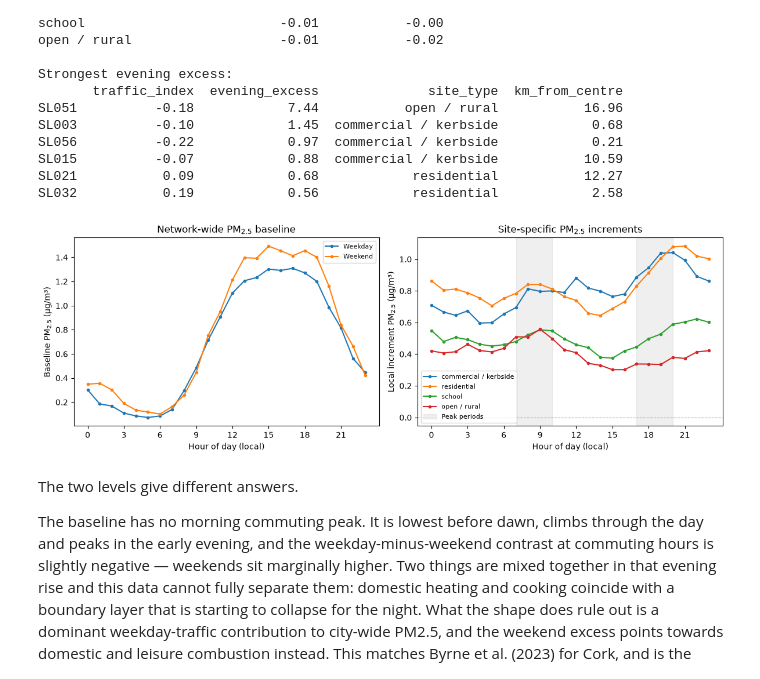
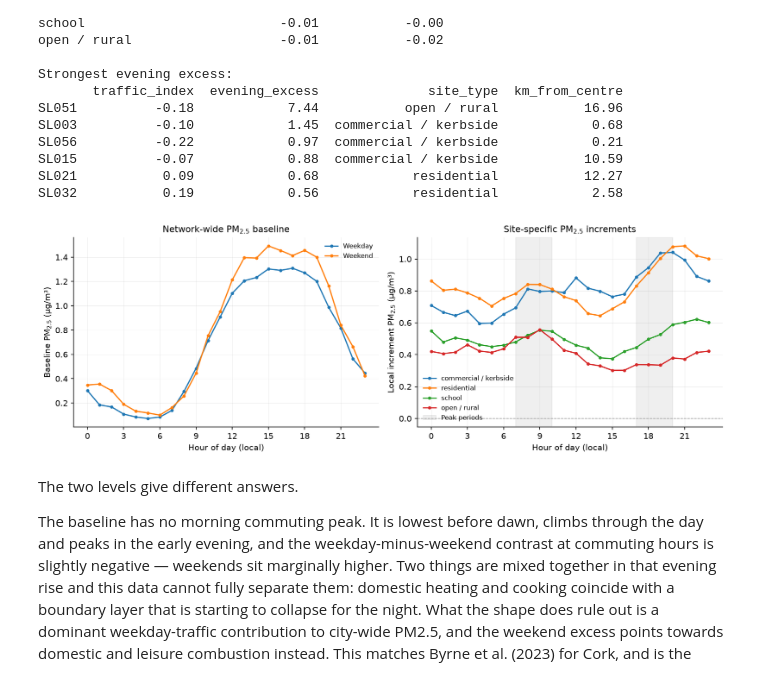
Before and after one commit to alisharifzade10/Dissertation-Project-Sensing-Leeds-Air-Quality-Predictive-Monitoring-and-Instrument-Performance, a Jupyter notebook: notebooks/07_baseline.ipynb, the cells around one changed output. Saved outputs shown, nothing was run; the diff lists cells and outputs as text; code cells hidden in the pictures.

```diff
--- a/notebooks/07_baseline.ipynb
+++ b/notebooks/07_baseline.ipynb
@@ -30,6 +30,17 @@ import pandas as pd
 import matplotlib.pyplot as plt
 from scipy.stats import spearmanr
 
+# One spelling of the units and the species, used in every figure.
+UNITS = r"$\mu$g m$^{-3}$"
+PM25  = r"PM$_{2.5}$"
+
+plt.rcParams.update({
+    "figure.dpi": 150, "savefig.dpi": 200, "savefig.bbox": "tight",
+    "axes.spines.top": False, "axes.spines.right": False,
+    "axes.grid": True, "grid.alpha": 0.25, "grid.linewidth": 0.5,
+    "font.size": 10, "axes.titlesize": 11, "legend.frameon": False,
+})
+
 # Sensor names come in a few spellings (SL18, SL_018, ...); this pins them
 # all to SL0xx so every table and figure uses the same labels.
 def short_code(name):
@@ -389,35 +400,35 @@ for t in order:
     )
     ax2.plot(
         p.index, p["weekday"],
         marker="o", ms=3, label=t
     )
 
 # Morning and evening peak periods
 ax2.axvspan(
     7, 10, color="0.5", alpha=0.12,
     label="Peak periods"
 )
 ax2.axvspan(17, 20, color="0.5", alpha=0.12)
 
 ax2.axhline(0, color="0.6", lw=0.8, ls="--")
 
 ax2.set_xticks(range(0, 24, 3))
 ax2.set_xlabel("Hour of day (local)")
 ax2.set_ylabel("Local increment PM$_{2.5}$ (µg/m³)")
 ax2.set_title("Site-specific PM$_{2.5}$ increments")
 ax2.legend(fontsize=8)
 
 fig.tight_layout()
 
 fig.savefig(
-    Figures / "diurnal_two_levels.png",
+    Figures / "07_diurnal_two_levels.png",
     dpi=200,
     bbox_inches="tight"
 )
 
 plt.show()
 # %% [output]
-[figure, old version]
+[figure, new version]
 # %% [markdown]
 The two levels give different answers.
 
```
Also changed, not shown: parts of 6 cells of this notebook, 55 other files.
